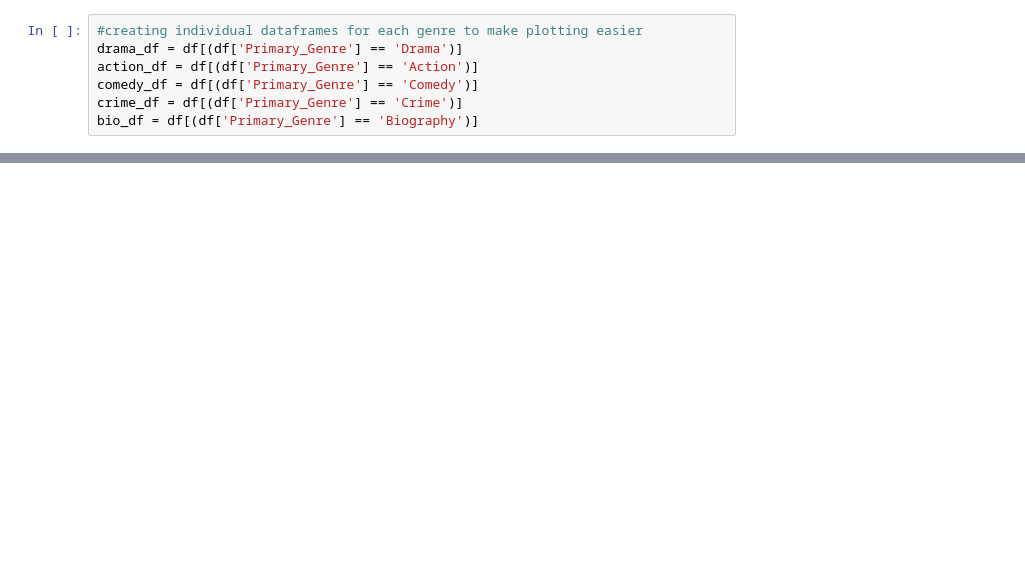
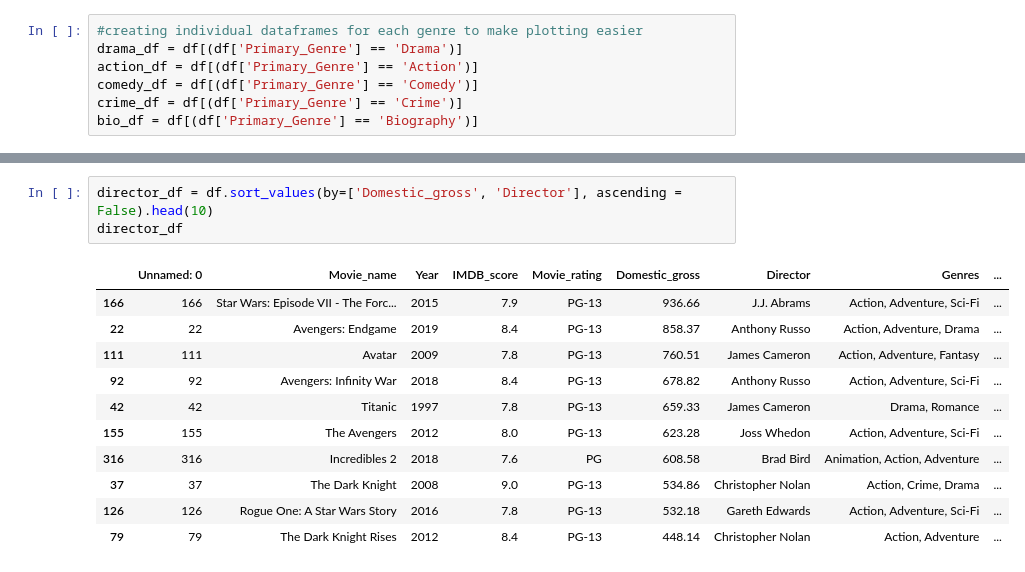
Before and after one commit to alieubaldeh1/Movies_Recomendations, a Jupyter notebook: Bang_for_your_Buck/Analyzing the Data.ipynb, the cells around one changed output, grey strips where cells are left out. Cells and saved outputs as stored; diff of their text form; blank space fills up the shorter version.

```diff
--- a/Bang_for_your_Buck/Analyzing the Data.ipynb
+++ b/Bang_for_your_Buck/Analyzing the Data.ipynb
@@ -89,0 +123,15 @@ plt.show()
+# %%
+director_df = df.sort_values(by=['Domestic_gross', 'Director'], ascending = False).head(10)
+director_df
+# %% [output]
+|  | Unnamed: 0 | Movie_name | Year | IMDB_score | Movie_rating | Domestic_gross | Director | Genres | ... |
+| 166 | 166 | Star Wars: Episode VII - The Forc... | 2015 | 7.9 | PG-13 | 936.66 | J.J. Abrams | Action, Adventure, Sci-Fi | ... |
+| 22 | 22 | Avengers: Endgame | 2019 | 8.4 | PG-13 | 858.37 | Anthony Russo | Action, Adventure, Drama | ... |
+| 111 | 111 | Avatar | 2009 | 7.8 | PG-13 | 760.51 | James Cameron | Action, Adventure, Fantasy | ... |
+| 92 | 92 | Avengers: Infinity War | 2018 | 8.4 | PG-13 | 678.82 | Anthony Russo | Action, Adventure, Sci-Fi | ... |
+| 42 | 42 | Titanic | 1997 | 7.8 | PG-13 | 659.33 | James Cameron | Drama, Romance | ... |
+| 155 | 155 | The Avengers | 2012 | 8.0 | PG-13 | 623.28 | Joss Whedon | Action, Adventure, Sci-Fi | ... |
+| 316 | 316 | Incredibles 2 | 2018 | 7.6 | PG | 608.58 | Brad Bird | Animation, Action, Adventure | ... |
+| 37 | 37 | The Dark Knight | 2008 | 9.0 | PG-13 | 534.86 | Christopher Nolan | Action, Crime, Drama | ... |
+| 126 | 126 | Rogue One: A Star Wars Story | 2016 | 7.8 | PG-13 | 532.18 | Gareth Edwards | Action, Adventure, Sci-Fi | ... |
+| 79 | 79 | The Dark Knight Rises | 2012 | 8.4 | PG-13 | 448.14 | Christopher Nolan | Action, Adventure | ... |
```
Also changed, not shown: parts of 8 cells of this notebook, 2 other files.
